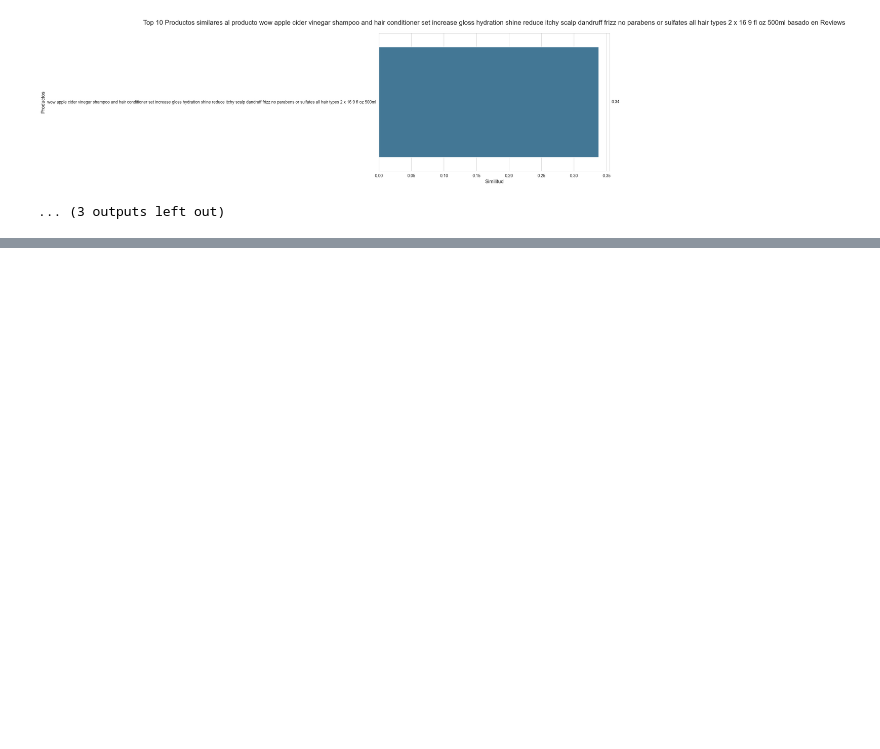
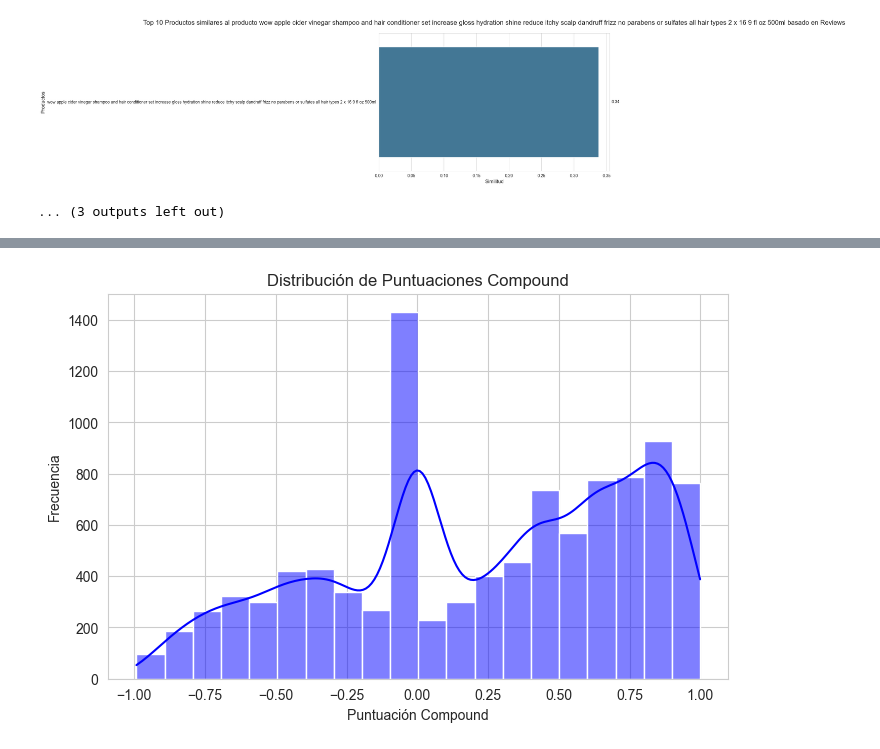
Before and after one commit to jgilsu11/laboratorio-modulo9-leccion3-recomendacion-PNL, a Jupyter notebook: modulo09-leccion06-nlp-LAB.ipynb, the cells around one changed output, grey strips where cells are left out. Drawn from its saved outputs; the diff is of its cells as text; code cells hidden in the pictures; blank space fills up the shorter version.

```diff
--- a/modulo09-leccion06-nlp-LAB.ipynb
+++ b/modulo09-leccion06-nlp-LAB.ipynb
@@ -411,0 +496,4 @@ for producto in conjunto_prueba:
+# %%
+sentimientos.graficar_distribucion_compound()
+# %% [output]
+[figure, added]
```
Also changed, not shown: parts of 18 cells of this notebook, 1 other file.
